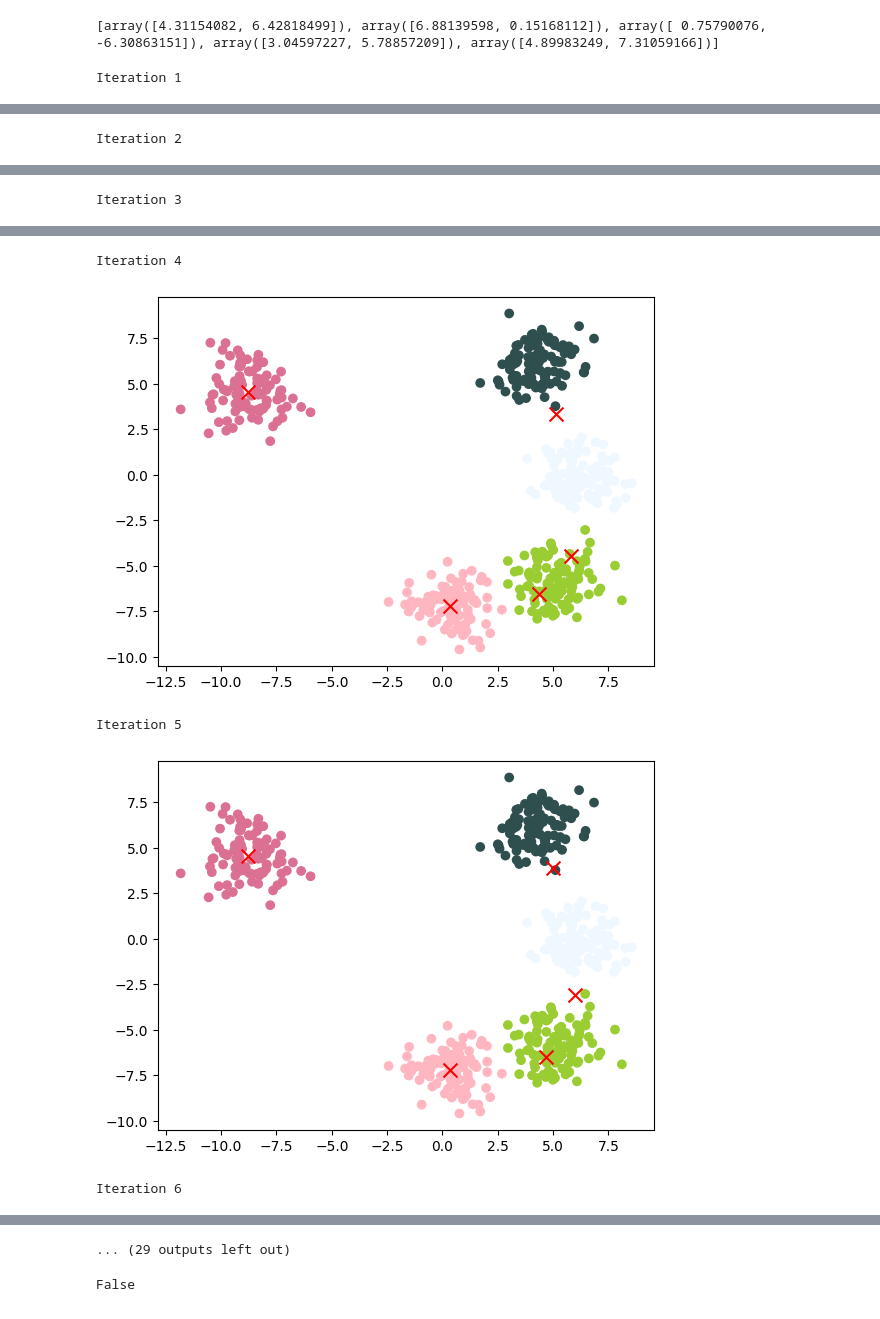
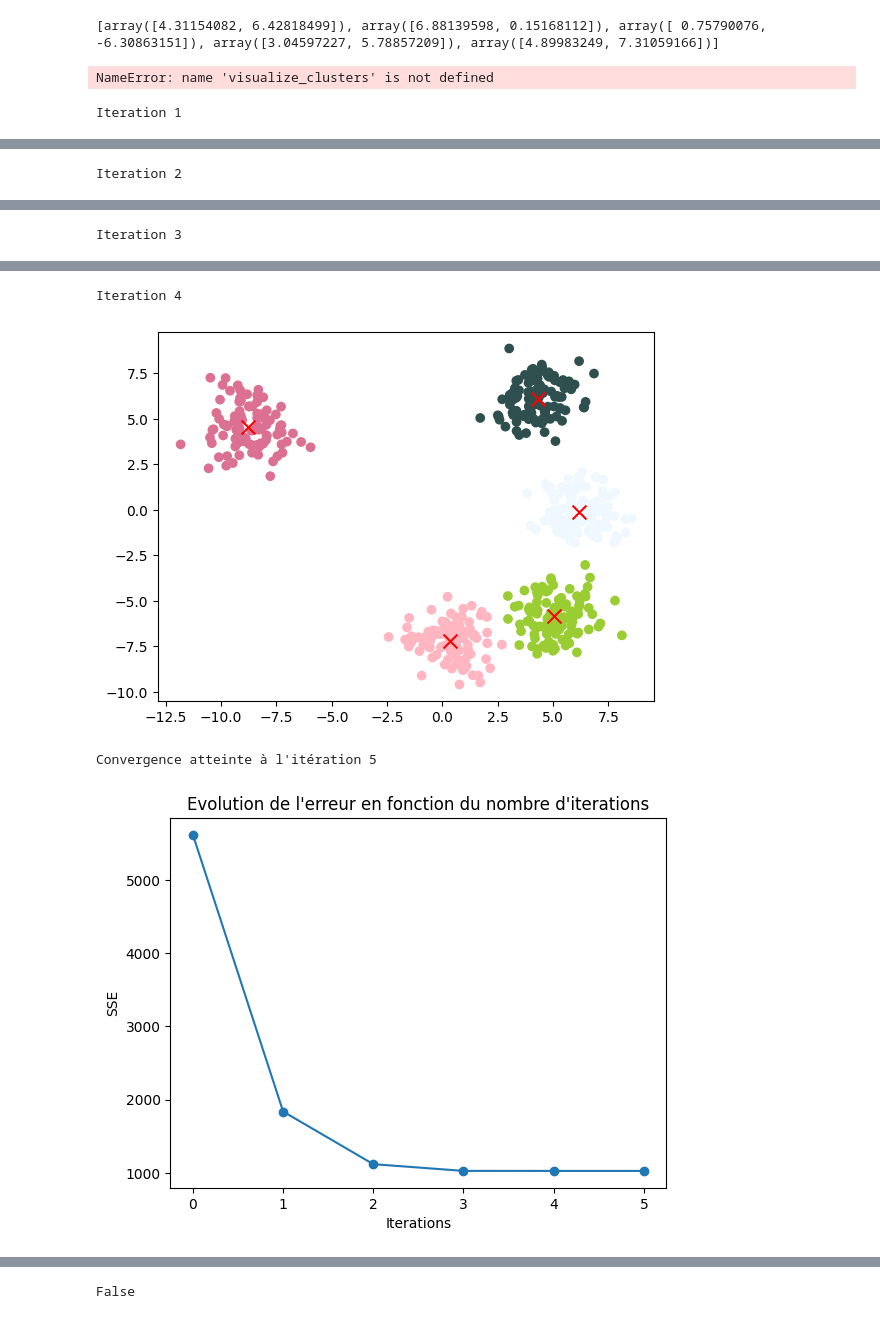
Before and after one commit to clement-gh/Big-data, a Jupyter notebook: projet_1&2ok.ipynb, the cells around one changed output, grey strips where cells are left out. Drawn from its saved outputs; the diff is of its cells as text; code cells hidden in the pictures.

Commit message:
arret après convergence

```diff
--- a/projet_1&2ok.ipynb
+++ b/projet_1&2ok.ipynb
@@ -109,6 +88,13 @@ visualize_clusters  (dataset, np.array(initialize_centers2(dataset, nb_of_cluste
 [figure]
 [figure]
 [array([4.31154082, 6.42818499]), array([6.88139598, 0.15168112]), array([ 0.75790076, -6.30863151]), array([3.04597227, 5.78857209]), array([4.89983249, 7.31059166])]
+# %%
+centers = initialize_centers(dataset[0], nb_of_clusters)
+visualize_clusters(dataset, np.array(initialize_centers(dataset, nb_of_clusters)))
+
+print(centers)
+# %% [output]
+NameError: name 'visualize_clusters' is not defined
 # %%
 def check_cluster_membership(center, centers, clusters):
     # Vérifie si le centre est dans le même cluster qu'un autre centre
@@ -145,6 +131,10 @@ def kmeans(data, k, num_it ,centers=centers):
         for cluster_id in range(k):
             cluster_points = np.array([data[j] for j in range(len(data)) if clusters[j] == cluster_id])
             new_centers.append(np.mean(cluster_points, axis=0))
+        # Si les centres n'ont pas changé, on a atteint la convergence
+        if np.all(np.array(new_centers) == np.array(centers)):
+            print(f"Convergence atteinte à l'itération {i+1}")
+            break
 
         centers = new_centers
         print(f"Iteration {i+1}")
@@ -157,8 +147,9 @@ def kmeans(data, k, num_it ,centers=centers):
     centers_history.append(np.array(centers))
     sse_history.append(sse)
 
+
     # Affichage de l'évolution de l'erreur en fonction du nombre d'itérations
-    plt.plot(range(num_it+1), sse_history, marker='o')
+    plt.plot(range(i+2), sse_history, marker='o')
     plt.xlabel('Iterations')
     plt.ylabel('SSE')
     plt.title('Evolution de l\'erreur en fonction du nombre d\'iterations')
@@ -178,5 +169,4 @@ Iteration 3
 Iteration 4
-[figure, old version]
+[figure, new version]
-Iteration 5
+Convergence atteinte à l'itération 5
-[figure, old version]
+[figure, new version]
-Iteration 6
@@ -184,4 +173,3 @@ Iteration 6
-... (29 outputs left out)
 # %%
 check_cluster_membership(h['centers_history'][0][0], h['centers_history'][0], compute_clusters(h['centers_history'][0], dataset))
 # %% [output]
```
Also changed, not shown: parts of 4 cells of this notebook.
